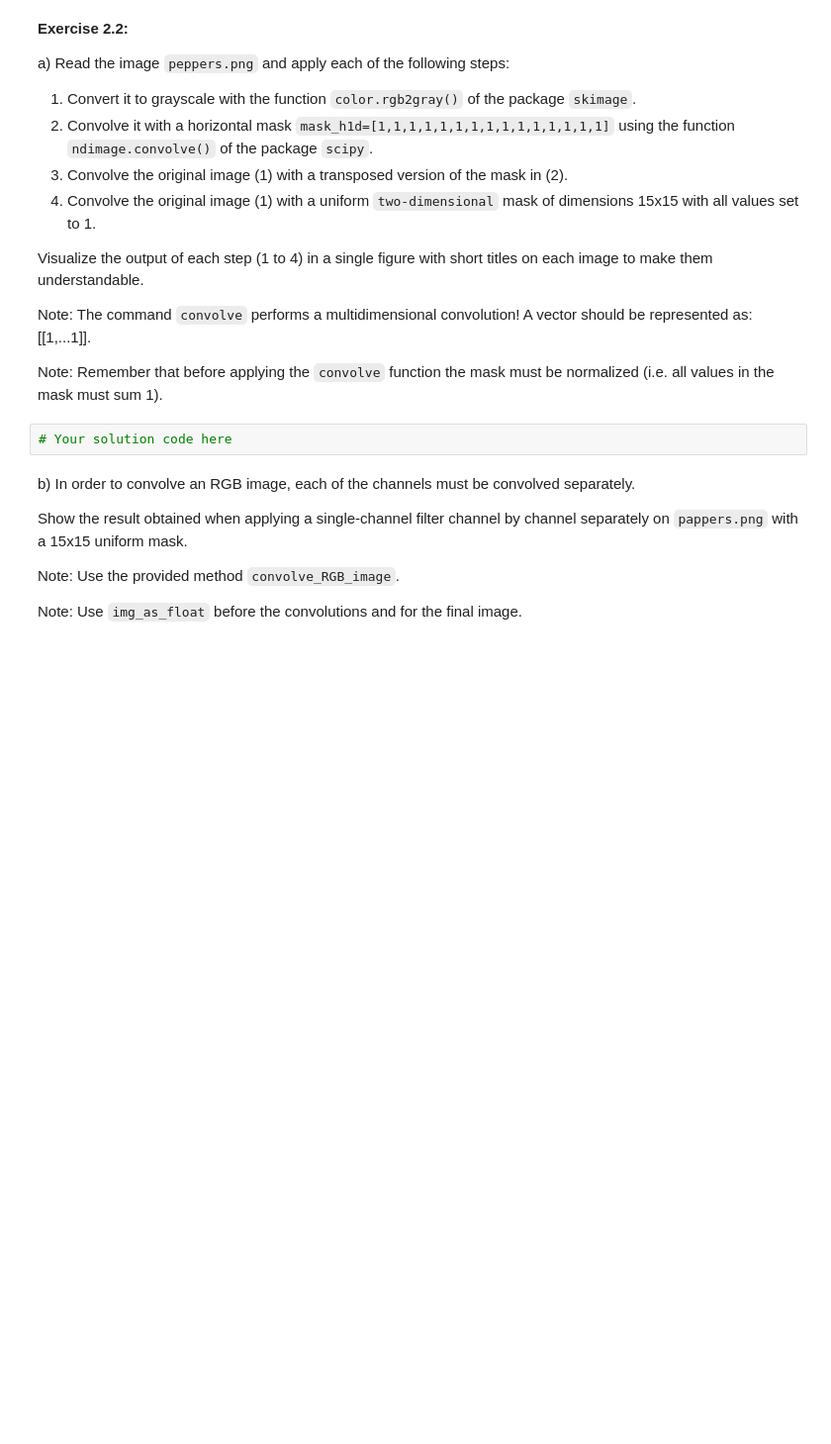
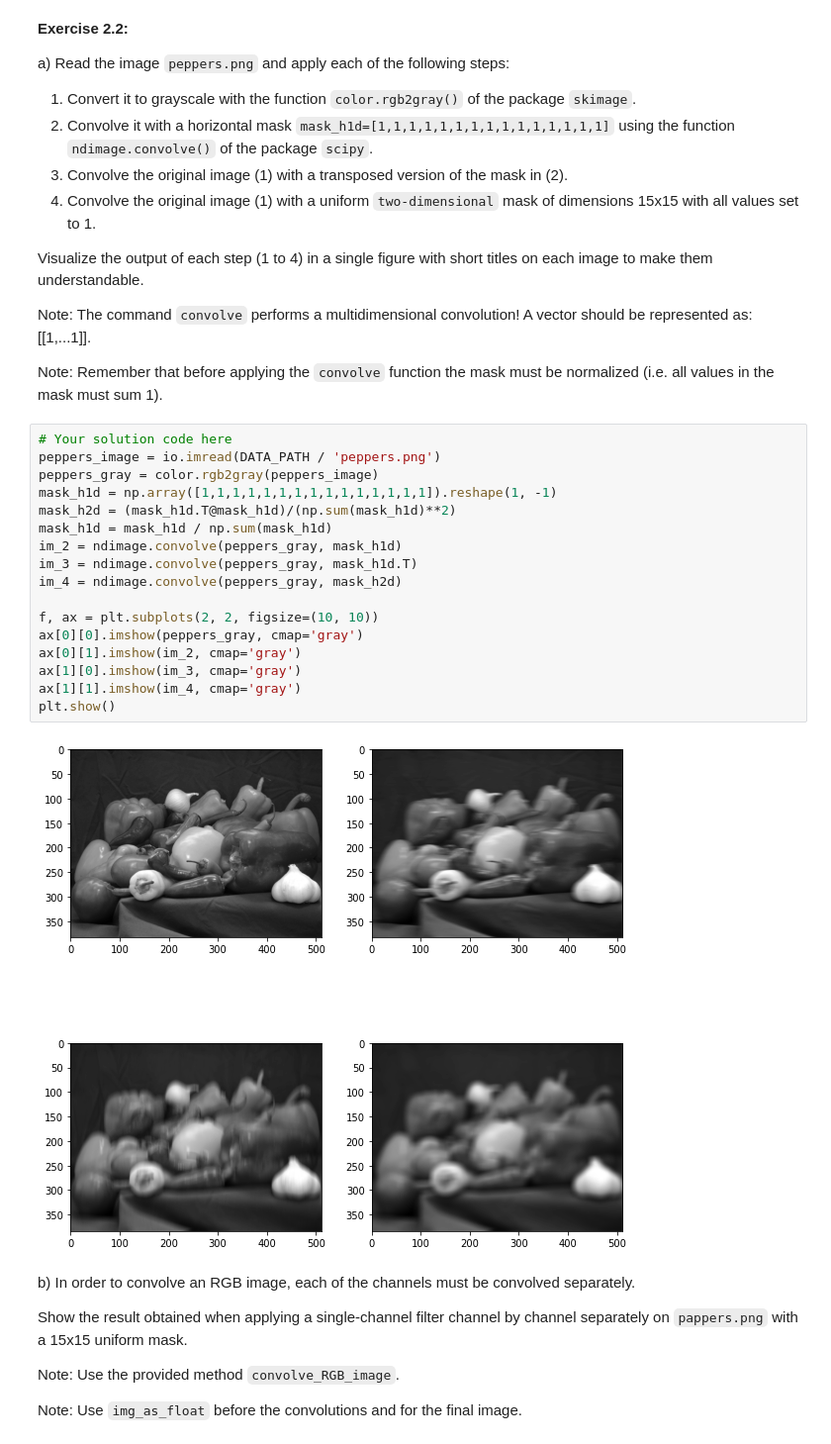
Before and after one commit to UPC-MAI-GitHub/MAI-CV, a Jupyter notebook: P2_filtering_and_edge_detection/CV1920-p2.ipynb, the cells around one changed output. Shown at 99% size. Saved outputs shown, nothing was run; the diff lists cells and outputs as text; blank space fills up the shorter version.

```diff
--- a/P2_filtering_and_edge_detection/CV1920-p2.ipynb
+++ b/P2_filtering_and_edge_detection/CV1920-p2.ipynb
@@ -119,8 +140,25 @@ Visualize the output of each step (1 to 4) in a single figure with short titles
 Note: The command `convolve` performs a multidimensional convolution! A vector should be represented as: [[1,...1]].
 
 Note: Remember that before applying the `convolve` function the mask must be normalized (i.e. all values in the mask must sum 1).
-# %%
-# Your solution code here
+# %%
+# Your solution code here
+peppers_image = io.imread(DATA_PATH / 'peppers.png')
+peppers_gray = color.rgb2gray(peppers_image)
+mask_h1d = np.array([1,1,1,1,1,1,1,1,1,1,1,1,1,1,1]).reshape(1, -1)
+mask_h2d = (mask_h1d.T@mask_h1d)/(np.sum(mask_h1d)**2)
+mask_h1d = mask_h1d / np.sum(mask_h1d)
+im_2 = ndimage.convolve(peppers_gray, mask_h1d)
+im_3 = ndimage.convolve(peppers_gray, mask_h1d.T)
+im_4 = ndimage.convolve(peppers_gray, mask_h2d)
+
+f, ax = plt.subplots(2, 2, figsize=(10, 10))
+ax[0][0].imshow(peppers_gray, cmap='gray')
+ax[0][1].imshow(im_2, cmap='gray')
+ax[1][0].imshow(im_3, cmap='gray')
+ax[1][1].imshow(im_4, cmap='gray')
+plt.show()
+# %% [output]
+[figure, added]
 # %% [markdown]
 b) In order to convolve an RGB image, each of the channels must be convolved separately.
 
```
Also changed, not shown: parts of 11 cells of this notebook.
